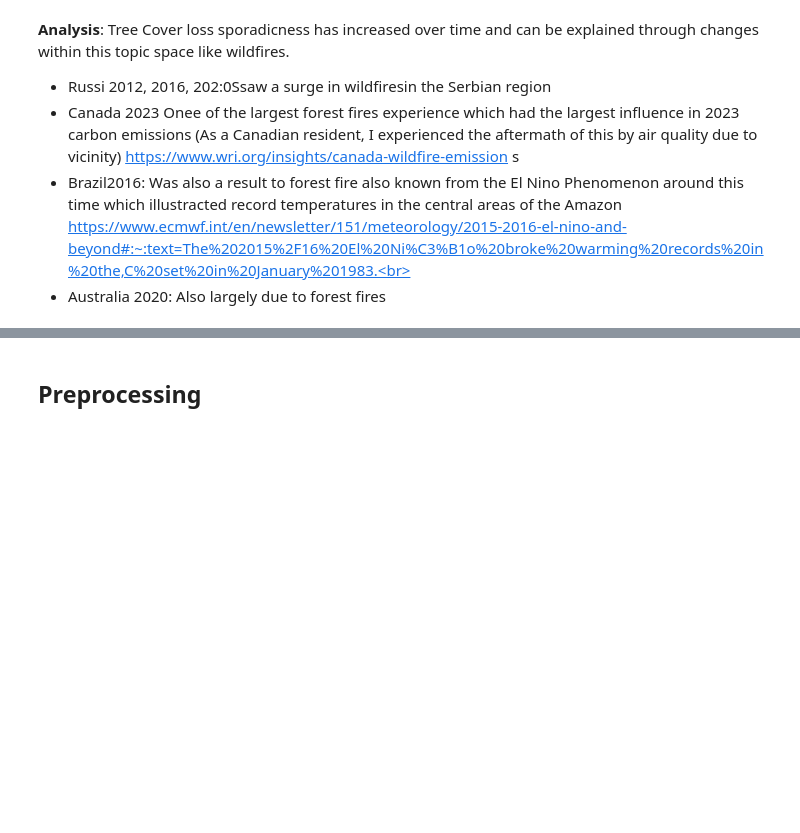
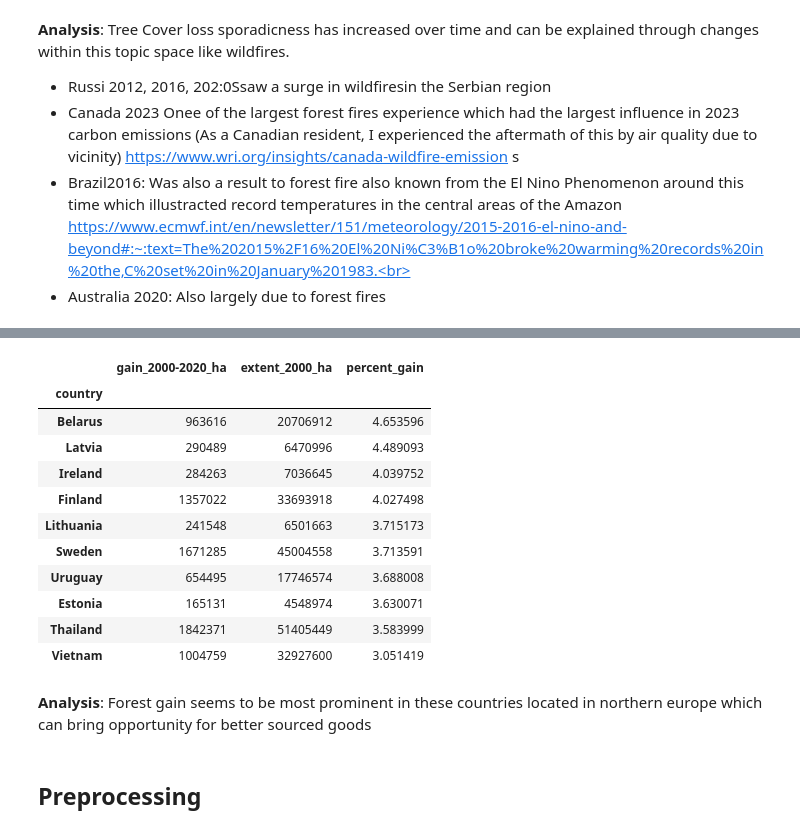
Before and after one commit to JustJames7/capstone_template, a Jupyter notebook: notebooks/Capstone_Intro_EDA.ipynb, the cells around one changed output, grey strips where cells are left out. Drawn from its saved outputs; the diff is of its cells as text; code cells hidden in the pictures; blank space fills up the shorter version.

```diff
--- a/notebooks/Capstone_Intro_EDA.ipynb
+++ b/notebooks/Capstone_Intro_EDA.ipynb
@@ -565,3 +625,20 @@ Tree Cover loss sporadicness has increased over time and can be explained throug
+# %%
+country_stats.sort_values(by='percent_gain', ascending=False).head(10)
+# %% [output]
+|  | gain_2000-2020_ha | extent_2000_ha | percent_gain |
+| country |  |  |  |
+| Belarus | 963616 | 20706912 | 4.653596 |
+| Latvia | 290489 | 6470996 | 4.489093 |
+| Ireland | 284263 | 7036645 | 4.039752 |
+| Finland | 1357022 | 33693918 | 4.027498 |
+| Lithuania | 241548 | 6501663 | 3.715173 |
+| Sweden | 1671285 | 45004558 | 3.713591 |
+| Uruguay | 654495 | 17746574 | 3.688008 |
+| Estonia | 165131 | 4548974 | 3.630071 |
+| Thailand | 1842371 | 51405449 | 3.583999 |
+| Vietnam | 1004759 | 32927600 | 3.051419 |
+# %% [markdown]
+**Analysis**: Forest gain seems to be most prominent in these countries located in northern europe which can bring opportunity for better sourced goods
 # %% [markdown]
 ## Preprocessing
 # %%
```
Also changed, not shown: parts of 13 cells of this notebook.
